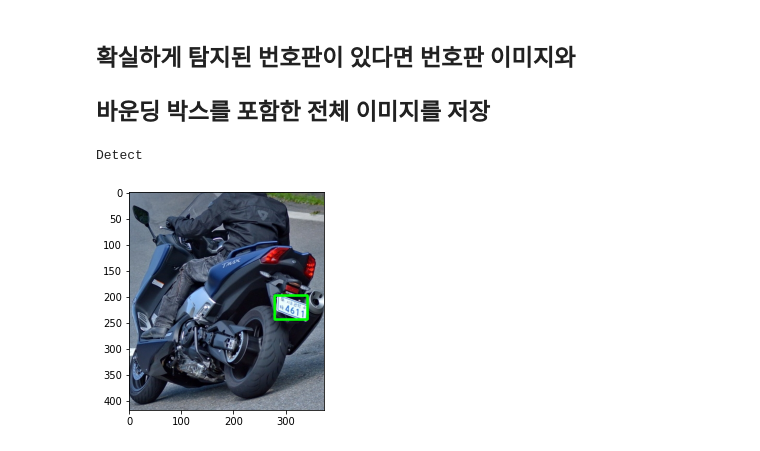
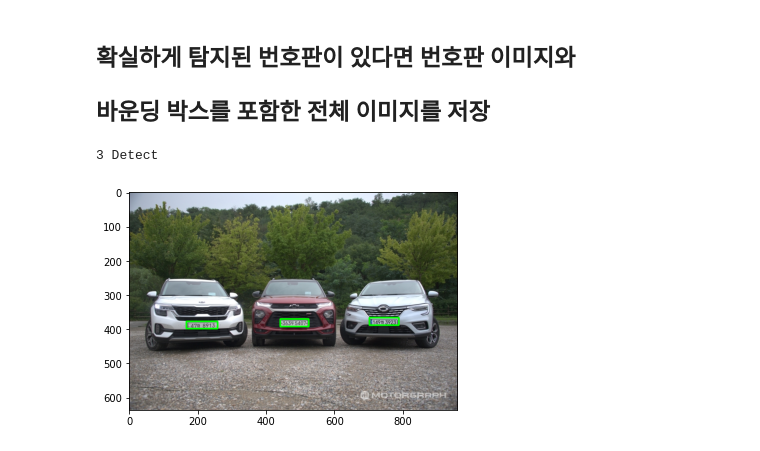
Before and after one commit to kimjinho1/motorbike-crackdown, a Jupyter notebook: License-plate-detection/License_plate_detection.ipynb, the cells around one changed output. Drawn from its saved outputs; the diff is of its cells as text; code cells hidden in the pictures.

```diff
--- a/License-plate-detection/License_plate_detection.ipynb
+++ b/License-plate-detection/License_plate_detection.ipynb
@@ -66,14 +66,14 @@ def postprocess(frame, outs):
     if not boxes:
         return None
 
+    result = []
+    # 같은 물체에 대해서 박스가 많은 것을 제거 -> Non maximum suppresion
     indices = cv2.dnn.NMSBoxes(boxes, confidences, confThreshold, nmsThreshold)
-    box = boxes[indices[0][0]]
-    x = box[0]
-    y = box[1]
-    w = box[2]
-    h = box[3]
+    for i in indices:
+        x, y, w, h = boxes[i[0]]
+        result.append((x, y, w, h))
 
-    return (x, y, w, h)
+    return result
 # %% [markdown]
 ## 번호판 탐지
 # %%
@@ -94,8 +94,8 @@ def license_plate_detection(img):
 ## 입력 이미지 로드 및 결과 이미지 경로 설정
 # %%
 img_dir = "img/"
-img_name = "0.png"
-result_dir = "result/"
+img_name = "1.png"
+result_dir = "output/"
 img = cv2.imread(img_dir+img_name)
 license_plate_output = result_dir+img_name[:-4]+'_license_plate.png'
 box_output = result_dir+img_name[:-4]+'_box.png'
@@ -104,20 +104,23 @@ box_output = result_dir+img_name[:-4]+'_box.png'
 ## 바운딩 박스를 포함한 전체 이미지를 저장
 # %%
 # 확실하게 탐지된 번호판이 있다면 번호판 이미지와 바운딩 박스를 포함한 전체 이미지를 저장
-box = license_plate_detection(img)
-if box:
-    x, y, w, h = box
-    # 번호판 이미지 저장
-    license_plate_img = img[y:y+h, x:x+w, ::]
-    cv2.imwrite(license_plate_output, license_plate_img.astype(np.uint8))
+result = license_plate_detection(img)
 
-    # 바운딩 박스를 포함한 전체 이미지 저장
-    cv2.rectangle(img, (x, y), (x+w, y+h), (0, 255, 0), 3)
-    cv2.imwrite(box_output, img.astype(np.uint8))
-    plt.imshow(img[::, ::, ::-1])
-    print("Detect")
+if not result:
+    print("Not detect")
 else:
-    print("Not detect")
+    print(f"{len(result)} Detect")
+    box_img = img.copy()
+    for i, box in enumerate(result):
+        x, y, w, h = box
+        # 번호판 이미지 저장
+        license_plate_img = img[y:y+h, x:x+w, ::]
+        cv2.imwrite(f"{license_plate_output[:-4]}_{i}_{license_plate_output[-4:]}", license_plate_img.astype(np.uint8))
+
+        # 바운딩 박스를 포함한 전체 이미지 저장
+        cv2.rectangle(box_img, (x, y), (x+w, y+h), (0, 255, 0), 3)
+    cv2.imwrite(box_output, box_img.astype(np.uint8))
+    plt.imshow(box_img[::, ::, ::-1])
 # %% [output]
-Detect
+3 Detect
-[figure, old version]
+[figure, new version]
```
Also changed, not shown: 15 other files.
